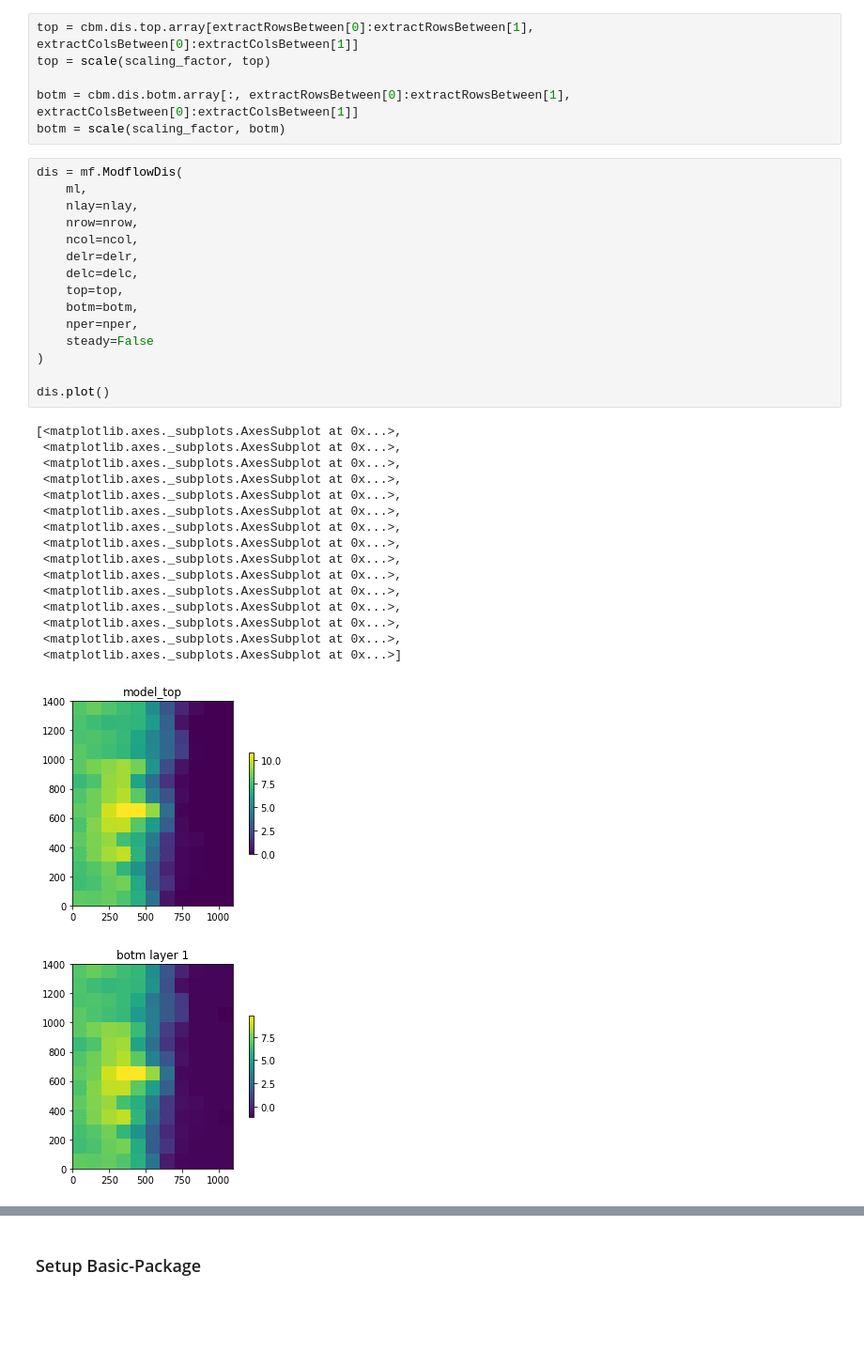
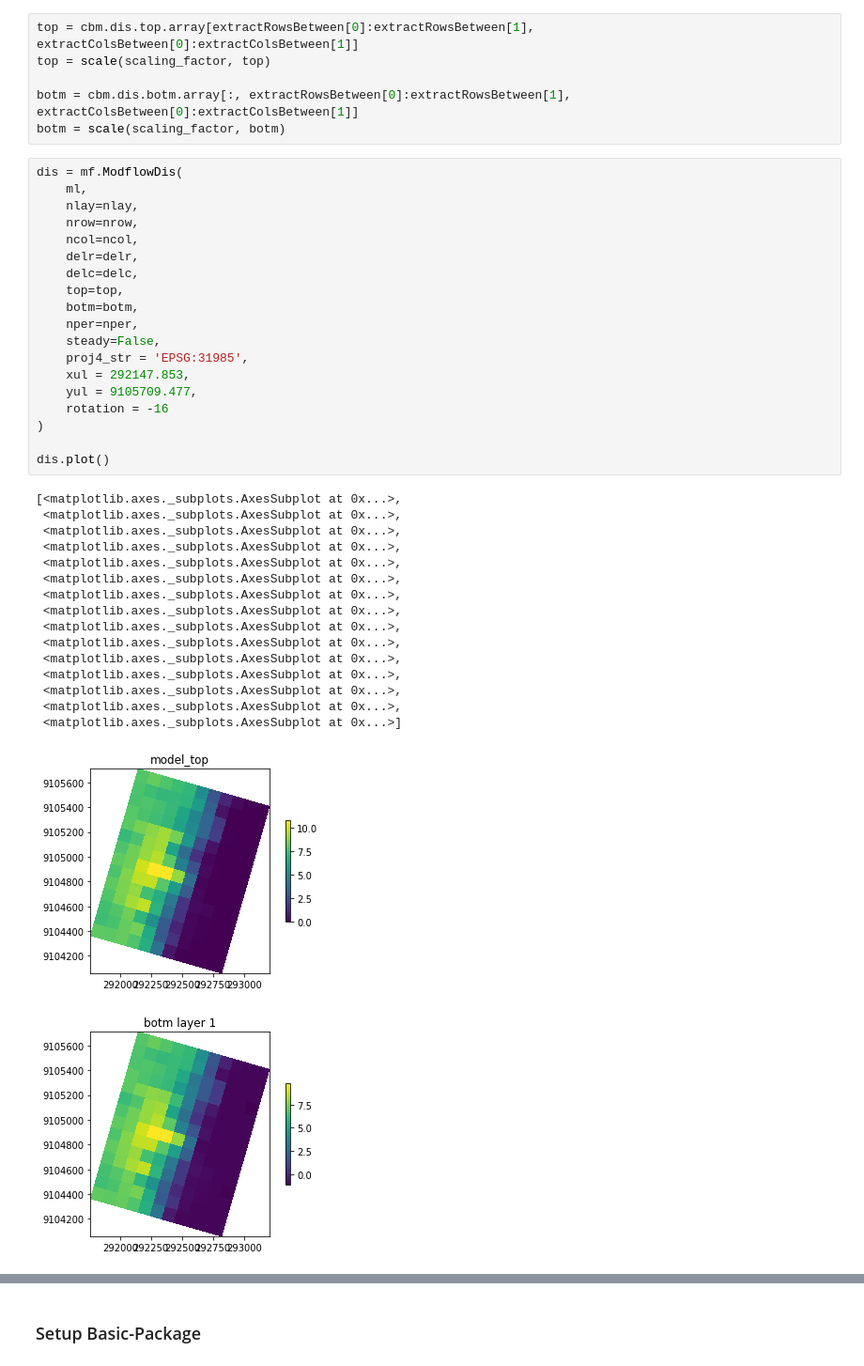
Before and after one commit to inowas/landelino-case-study, a Jupyter notebook: landelino-model.ipynb, the cells around one changed output, grey strips where cells are left out. Shown at 94% size. Drawn from its saved outputs; the diff is of its cells as text; blank space fills up the shorter version.

```diff
--- a/landelino-model.ipynb
+++ b/landelino-model.ipynb
@@ -73,33 +76,37 @@ botm = scale(scaling_factor, botm)
 # %%
 dis = mf.ModflowDis(
     ml,
     nlay=nlay,
     nrow=nrow,
     ncol=ncol,
     delr=delr,
     delc=delc,
     top=top,
     botm=botm,
     nper=nper,
-    steady=False
+    steady=False,
+    proj4_str = 'EPSG:31985',
+    xul = 292147.853,
+    yul = 9105709.477,
+    rotation = -16
 )
 
 dis.plot()
 # %% [output]
 [<matplotlib.axes._subplots.AxesSubplot at 0x...>,
  <matplotlib.axes._subplots.AxesSubplot at 0x...>,
  <matplotlib.axes._subplots.AxesSubplot at 0x...>,
  <matplotlib.axes._subplots.AxesSubplot at 0x...>,
  <matplotlib.axes._subplots.AxesSubplot at 0x...>,
  <matplotlib.axes._subplots.AxesSubplot at 0x...>,
  <matplotlib.axes._subplots.AxesSubplot at 0x...>,
  <matplotlib.axes._subplots.AxesSubplot at 0x...>,
  <matplotlib.axes._subplots.AxesSubplot at 0x...>,
  <matplotlib.axes._subplots.AxesSubplot at 0x...>,
  <matplotlib.axes._subplots.AxesSubplot at 0x...>,
  <matplotlib.axes._subplots.AxesSubplot at 0x...>,
  <matplotlib.axes._subplots.AxesSubplot at 0x...>,
  <matplotlib.axes._subplots.AxesSubplot at 0x...>,
  <matplotlib.axes._subplots.AxesSubplot at 0x...>]
-[figure, old version]
+[figure, new version]
-[figure, old version]
+[figure, new version]
```
Also changed, not shown: parts of 12 cells of this notebook, 14 other files.
